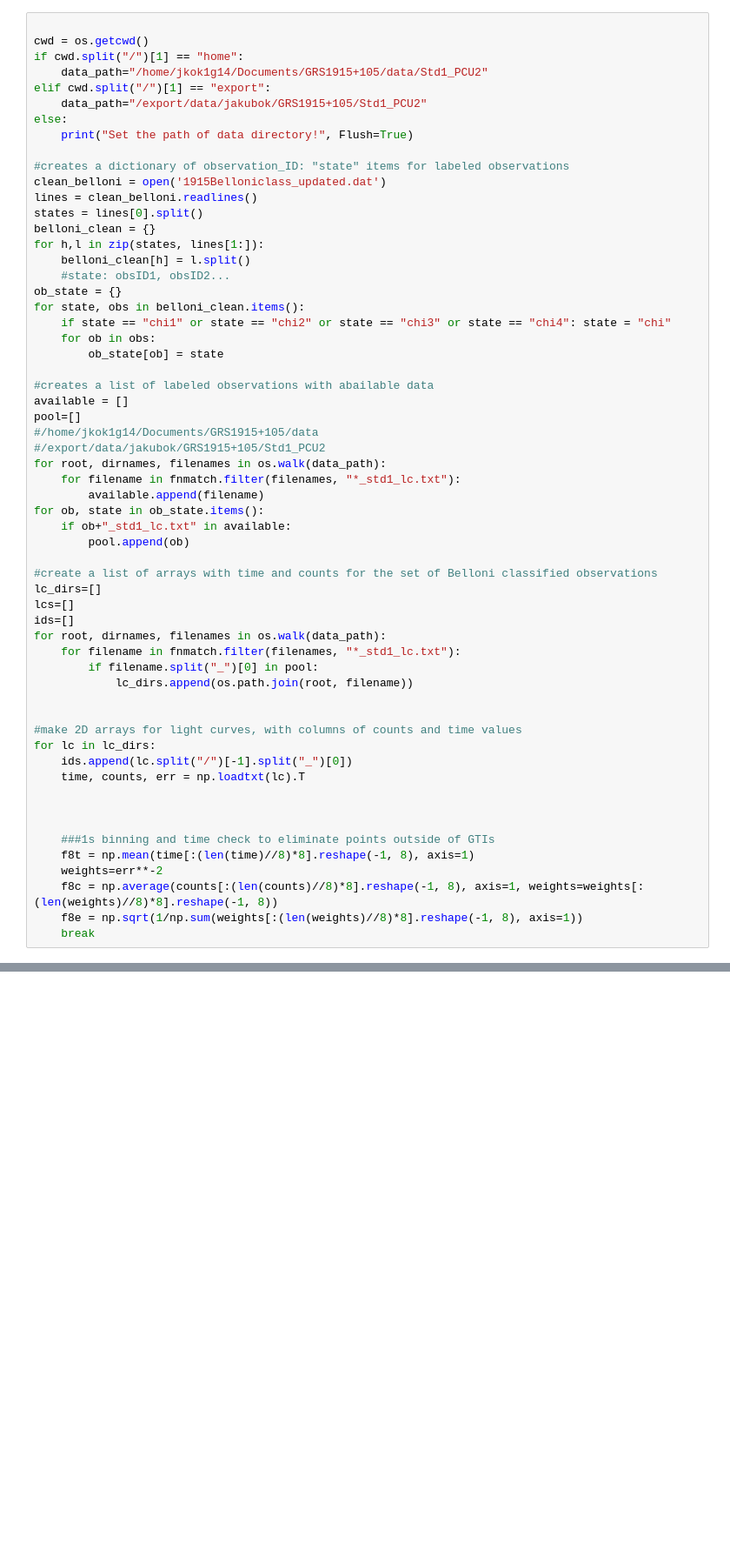
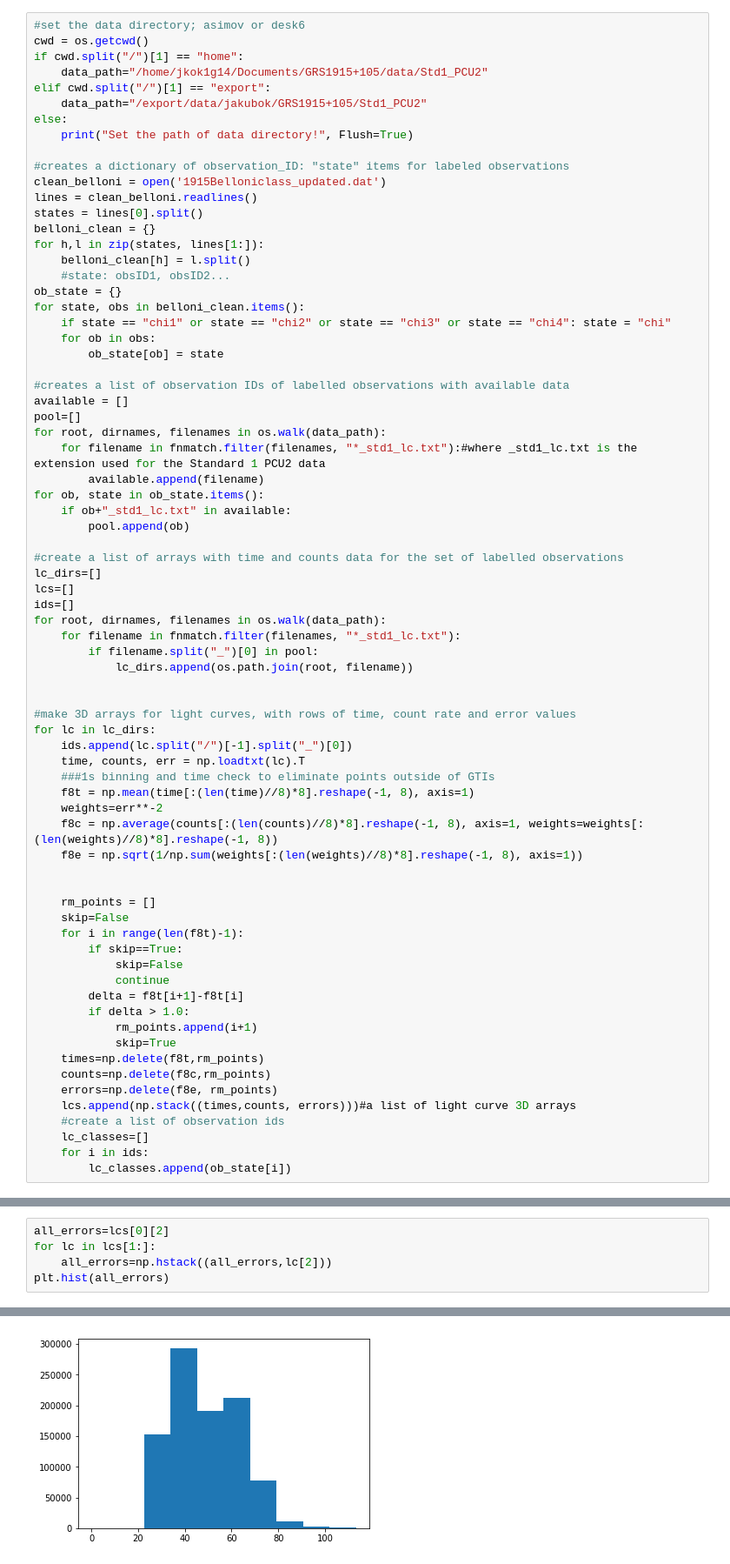
Before and after one commit to jorwatkapola/timeseries_segment_clustering, a Jupyter notebook: Chi2.ipynb, the cells around one changed output, grey strips where cells are left out. Shown at 87% size. Drawn from its saved outputs; the diff is of its cells as text; blank space fills up the shorter version.

```diff
--- a/Chi2.ipynb
+++ b/Chi2.ipynb
@@ -20,7 +20,7 @@ import pandas as pd
 
 np.random.seed(0)
 # %%
-
+#set the data directory; asimov or desk6
 cwd = os.getcwd()
 if cwd.split("/")[1] == "home":
     data_path="/home/jkok1g14/Documents/GRS1915+105/data/Std1_PCU2"
@@ -43,19 +43,17 @@ for state, obs in belloni_clean.items():
     for ob in obs:
         ob_state[ob] = state
 
-#creates a list of labeled observations with abailable data
+#creates a list of observation IDs of labelled observations with available data
 available = []
 pool=[]
-#/home/jkok1g14/Documents/GRS1915+105/data
-#/export/data/jakubok/GRS1915+105/Std1_PCU2
 for root, dirnames, filenames in os.walk(data_path):
-    for filename in fnmatch.filter(filenames, "*_std1_lc.txt"):
+    for filename in fnmatch.filter(filenames, "*_std1_lc.txt"):#where _std1_lc.txt is the extension used for the Standard 1 PCU2 data
         available.append(filename)
 for ob, state in ob_state.items():
     if ob+"_std1_lc.txt" in available:
         pool.append(ob)
 
-#create a list of arrays with time and counts for the set of Belloni classified observations
+#create a list of arrays with time and counts data for the set of labelled observations
 lc_dirs=[]
 lcs=[]
 ids=[]
@@ -65,16 +63,32 @@ for root, dirnames, filenames in os.walk(data_path):
             lc_dirs.append(os.path.join(root, filename))
 
 
-#make 2D arrays for light curves, with columns of counts and time values
+#make 3D arrays for light curves, with rows of time, count rate and error values
 for lc in lc_dirs:
     ids.append(lc.split("/")[-1].split("_")[0])
     time, counts, err = np.loadtxt(lc).T
-
-
-
     ###1s binning and time check to eliminate points outside of GTIs
     f8t = np.mean(time[:(len(time)//8)*8].reshape(-1, 8), axis=1)
     weights=err**-2
     f8c = np.average(counts[:(len(counts)//8)*8].reshape(-1, 8), axis=1, weights=weights[:(len(weights)//8)*8].reshape(-1, 8))
     f8e = np.sqrt(1/np.sum(weights[:(len(weights)//8)*8].reshape(-1, 8), axis=1))
-    break
+
+
+    rm_points = []
+    skip=False
+    for i in range(len(f8t)-1):
+        if skip==True:
+            skip=False
+            continue
+        delta = f8t[i+1]-f8t[i]
+        if delta > 1.0:
+            rm_points.append(i+1)
+            skip=True
+    times=np.delete(f8t,rm_points)
+    counts=np.delete(f8c,rm_points)
+    errors=np.delete(f8e, rm_points)
+    lcs.append(np.stack((times,counts, errors)))#a list of light curve 3D arrays
+    #create a list of observation ids
+    lc_classes=[]
+    for i in ids:
+        lc_classes.append(ob_state[i])
@@ -85,0 +95,6 @@ array([114.26285486, 117.57550765, 114.26285486, ..., 125.47509713,
+# %%
+all_errors=lcs[0][2]
+for lc in lcs[1:]:
+    all_errors=np.hstack((all_errors,lc[2]))
+plt.hist(all_errors)
+# %% [output]
@@ -86 +107,2 @@ array([114.26285486, 117.57550765, 114.26285486, ..., 125.47509713,
+[figure, added]
 # %%
```
Also changed, not shown: parts of 3 cells of this notebook, 36 other files.
